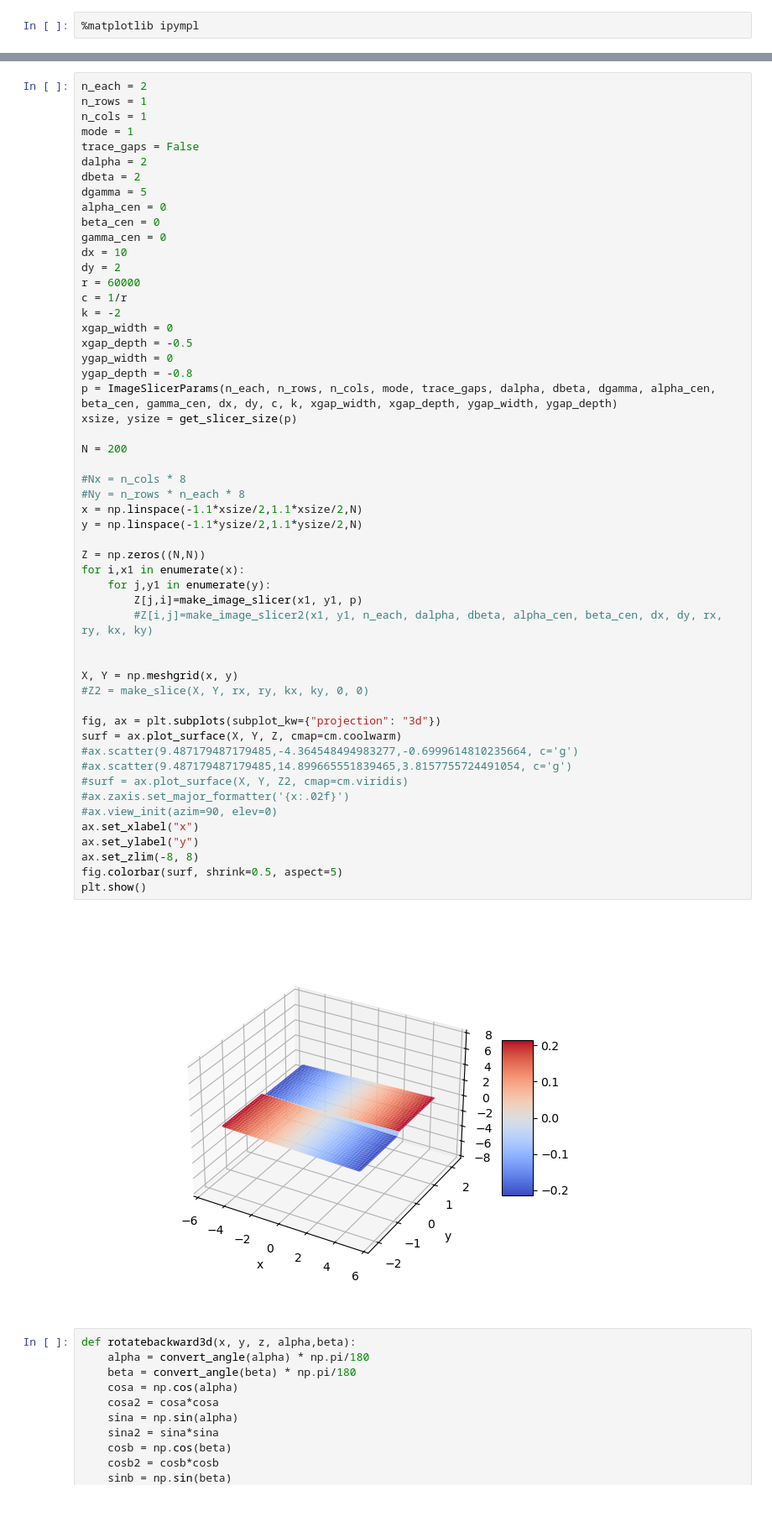
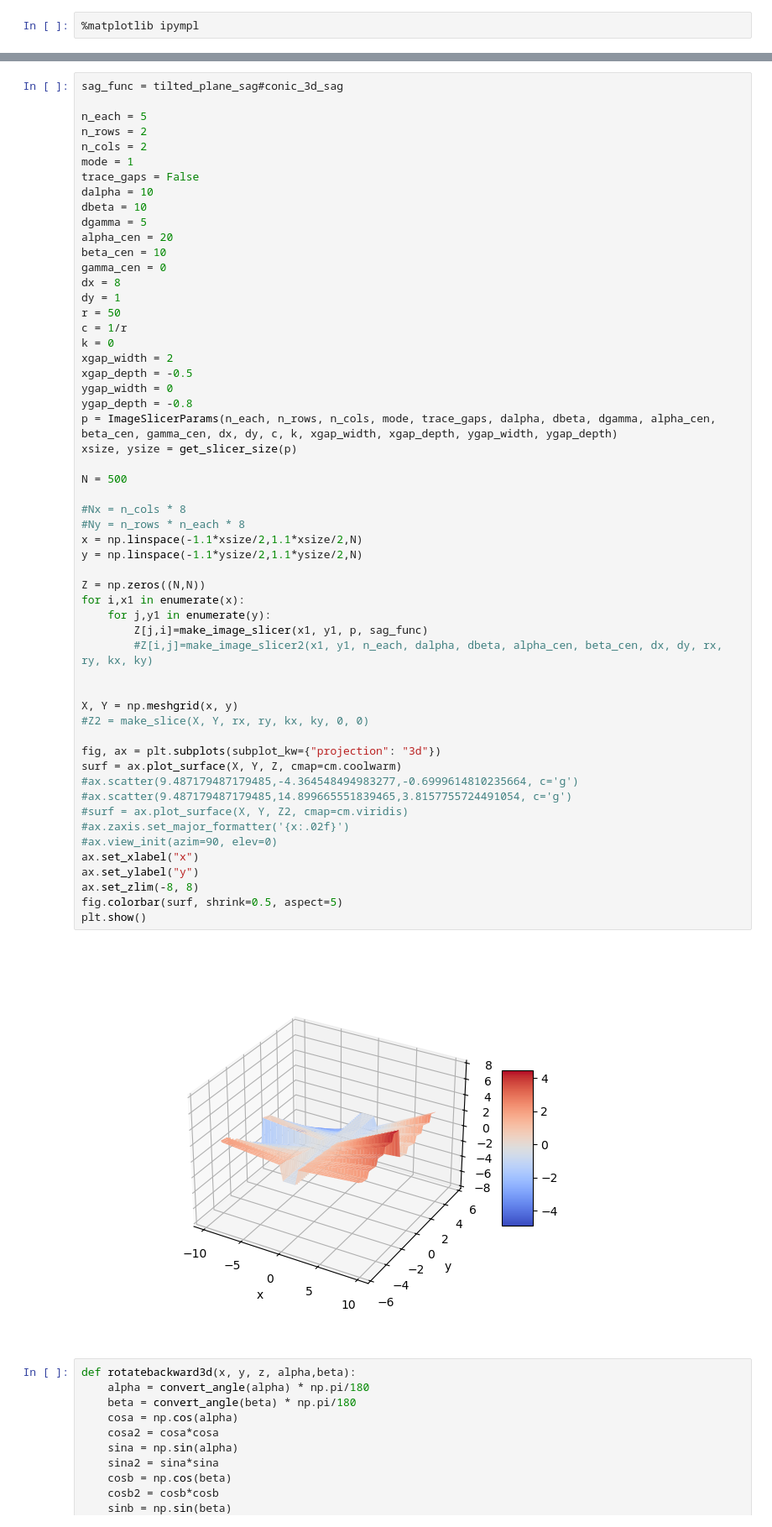
Before and after one commit to ellenle3/ifugen, a Jupyter notebook: surface_generator.ipynb, the cells around one changed output, grey strips where cells are left out. Shown at 84% size. Drawn from its saved outputs; the diff is of its cells as text.

```diff
--- a/surface_generator.ipynb
+++ b/surface_generator.ipynb
@@ -429,58 +441,60 @@ print((np.nanmin(Z), np.nanmax(Z)))
 # %%
-n_each = 2
-n_rows = 1
-n_cols = 1
+sag_func = tilted_plane_sag#conic_3d_sag
+
+n_each = 5
+n_rows = 2
+n_cols = 2
 mode = 1
 trace_gaps = False
-dalpha = 2
-dbeta = 2
+dalpha = 10
+dbeta = 10
 dgamma = 5
-alpha_cen = 0
-beta_cen = 0
+alpha_cen = 20
+beta_cen = 10
 gamma_cen = 0
-dx = 10
-dy = 2
-r = 60000
+dx = 8
+dy = 1
+r = 50
 c = 1/r
-k = -2
-xgap_width = 0
+k = 0
+xgap_width = 2
 xgap_depth = -0.5
 ygap_width = 0
 ygap_depth = -0.8
 p = ImageSlicerParams(n_each, n_rows, n_cols, mode, trace_gaps, dalpha, dbeta, dgamma, alpha_cen, beta_cen, gamma_cen, dx, dy, c, k, xgap_width, xgap_depth, ygap_width, ygap_depth)
 xsize, ysize = get_slicer_size(p)
 
-N = 200
+N = 500
 
 #Nx = n_cols * 8
 #Ny = n_rows * n_each * 8
 x = np.linspace(-1.1*xsize/2,1.1*xsize/2,N)
 y = np.linspace(-1.1*ysize/2,1.1*ysize/2,N)
 
 Z = np.zeros((N,N))
 for i,x1 in enumerate(x):
     for j,y1 in enumerate(y):
-        Z[j,i]=make_image_slicer(x1, y1, p)
+        Z[j,i]=make_image_slicer(x1, y1, p, sag_func)
         #Z[i,j]=make_image_slicer2(x1, y1, n_each, dalpha, dbeta, alpha_cen, beta_cen, dx, dy, rx, ry, kx, ky)
 
 
 X, Y = np.meshgrid(x, y)
 #Z2 = make_slice(X, Y, rx, ry, kx, ky, 0, 0)
 
 fig, ax = plt.subplots(subplot_kw={"projection": "3d"})
 surf = ax.plot_surface(X, Y, Z, cmap=cm.coolwarm)
 #ax.scatter(9.487179487179485,-4.364548494983277,-0.6999614810235664, c='g')
 #ax.scatter(9.487179487179485,14.899665551839465,3.8157755724491054, c='g')
 #surf = ax.plot_surface(X, Y, Z2, cmap=cm.viridis)
 #ax.zaxis.set_major_formatter('{x:.02f}')
 #ax.view_init(azim=90, elev=0)
 ax.set_xlabel("x")
 ax.set_ylabel("y")
 ax.set_zlim(-8, 8)
 fig.colorbar(surf, shrink=0.5, aspect=5)
 plt.show()
 # %% [output]
-[figure, old version]
+[figure, new version]
 # %%
 def rotatebackward3d(x, y, z, alpha,beta):
     alpha = convert_angle(alpha) * np.pi/180
```
Also changed, not shown: parts of 12 cells of this notebook, 7 other files.
